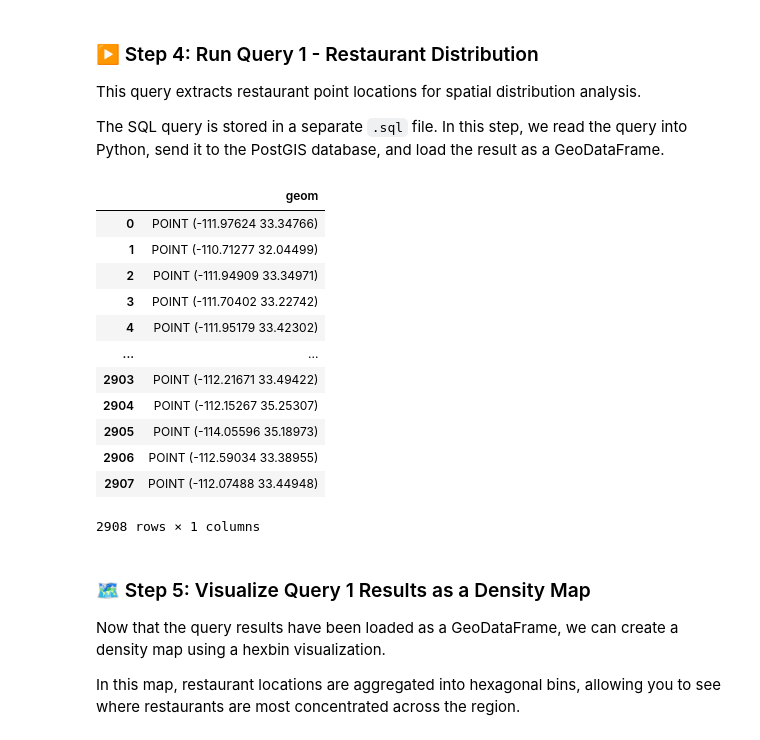
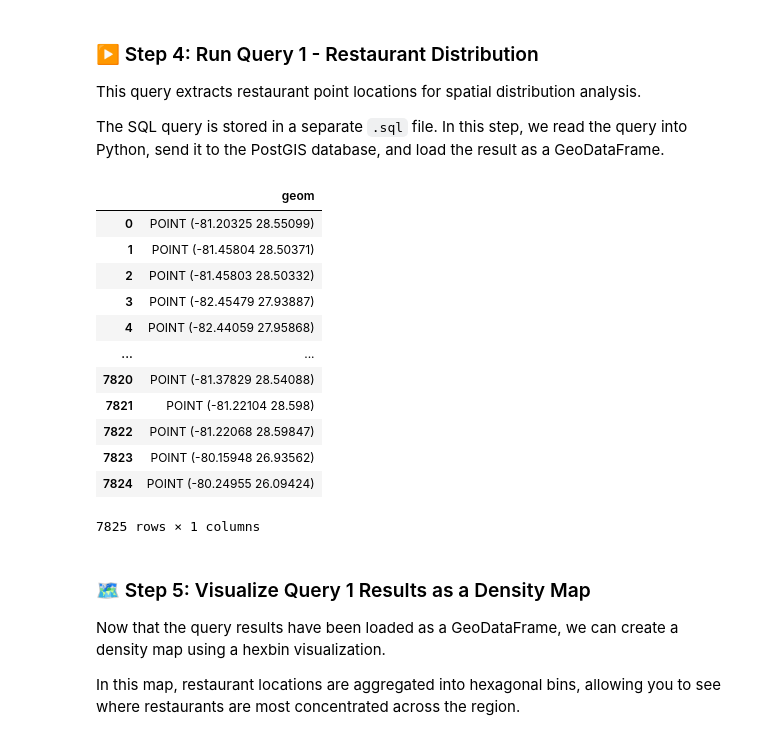
Before and after one commit to tgilbert14/gist604b-osm-postgis-fa26, a Jupyter notebook: notebooks/osm_postgis_queries_Florida.ipynb, the cells around one changed output. Saved outputs shown, nothing was run; the diff lists cells and outputs as text; code cells hidden in the pictures.

```diff
--- a/notebooks/osm_postgis_queries_Florida.ipynb
+++ b/notebooks/osm_postgis_queries_Florida.ipynb
@@ -132,33 +135,33 @@ This query extracts restaurant point locations for spatial distribution analysis
 
 The SQL query is stored in a separate `.sql` file. In this step, we read the query into Python, send it to the PostGIS database, and load the result as a GeoDataFrame.
 # %%
-query_1_file = Path("../sql/arizona/01_osm_restaurant_distribution.sql")
+query_1_file = Path("../sql/florida/01_osm_restaurant_distribution.sql")
 
 # Read SQL query from file
 query_1_sql = query_1_file.read_text(encoding="utf-8")
 
 # Execute query and load result as a GeoDataFrame
 try:
     query_1_results = gpd.read_postgis(query_1_sql, engine, geom_col="geom")
     # Display results
     display(query_1_results)
 except Exception as e:
     print("❌ Query failed:")
     print(e)
 # %% [output]
 |  | geom |
-| 0 | POINT (-111.97624 33.34766) |
-| 1 | POINT (-110.71277 32.04499) |
-| 2 | POINT (-111.94909 33.34971) |
-| 3 | POINT (-111.70402 33.22742) |
-| 4 | POINT (-111.95179 33.42302) |
+| 0 | POINT (-81.20325 28.55099) |
+| 1 | POINT (-81.45804 28.50371) |
+| 2 | POINT (-81.45803 28.50332) |
+| 3 | POINT (-82.45479 27.93887) |
+| 4 | POINT (-82.44059 27.95868) |
 | ... | ... |
-| 2903 | POINT (-112.21671 33.49422) |
-| 2904 | POINT (-112.15267 35.25307) |
-| 2905 | POINT (-114.05596 35.18973) |
-| 2906 | POINT (-112.59034 33.38955) |
-| 2907 | POINT (-112.07488 33.44948) |
+| 7820 | POINT (-81.37829 28.54088) |
+| 7821 | POINT (-81.22104 28.598) |
+| 7822 | POINT (-81.22068 28.59847) |
+| 7823 | POINT (-80.15948 26.93562) |
+| 7824 | POINT (-80.24955 26.09424) |
-2908 rows × 1 columns
+7825 rows × 1 columns
 # %% [markdown]
 ### 🗺️ Step 5: Visualize Query 1 Results as a Density Map
 
```
Also changed, not shown: parts of 3 cells of this notebook, 4 other files.
